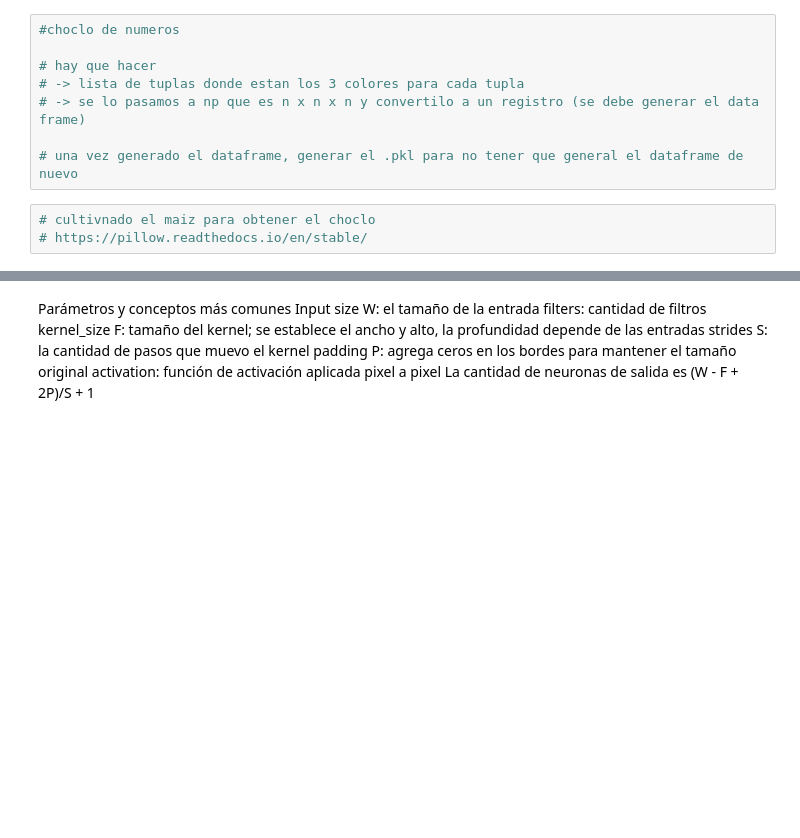
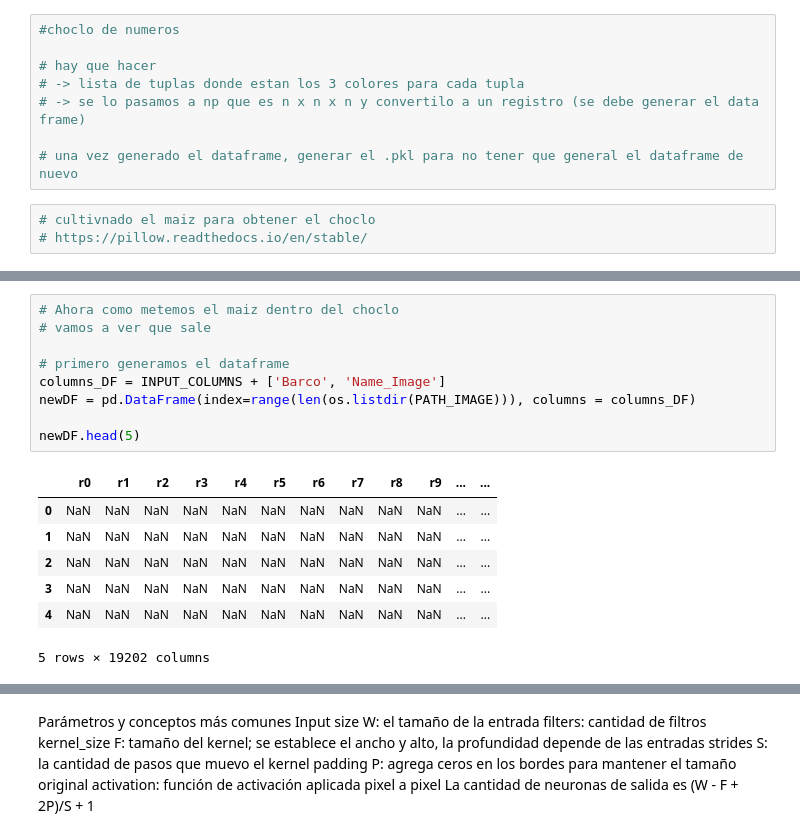
Before and after one commit to J-Manzo/ML_LOL, a Jupyter notebook: tp3_cv.ipynb, the cells around one changed output, grey strips where cells are left out. Drawn from its saved outputs; the diff is of its cells as text; blank space fills up the shorter version.

Commit message:
Generación de dataFrame y carga de los datos

```diff
--- a/tp3_cv.ipynb
+++ b/tp3_cv.ipynb
@@ -120,0 +131,17 @@ for fila in range(PICTURE_SIZE):
+# %%
+# Ahora como metemos el maiz dentro del choclo
+# vamos a ver que sale
+
+# primero generamos el dataframe
+columns_DF = INPUT_COLUMNS + ['Barco', 'Name_Image']
+newDF = pd.DataFrame(index=range(len(os.listdir(PATH_IMAGE))), columns = columns_DF)
+
+newDF.head(5)
+# %% [output]
+|  | r0 | r1 | r2 | r3 | r4 | r5 | r6 | r7 | r8 | r9 | ... | ... |
+| 0 | NaN | NaN | NaN | NaN | NaN | NaN | NaN | NaN | NaN | NaN | ... | ... |
+| 1 | NaN | NaN | NaN | NaN | NaN | NaN | NaN | NaN | NaN | NaN | ... | ... |
+| 2 | NaN | NaN | NaN | NaN | NaN | NaN | NaN | NaN | NaN | NaN | ... | ... |
+| 3 | NaN | NaN | NaN | NaN | NaN | NaN | NaN | NaN | NaN | NaN | ... | ... |
+| 4 | NaN | NaN | NaN | NaN | NaN | NaN | NaN | NaN | NaN | NaN | ... | ... |
+5 rows × 19202 columns
```
Also changed, not shown: parts of 6 cells of this notebook.
